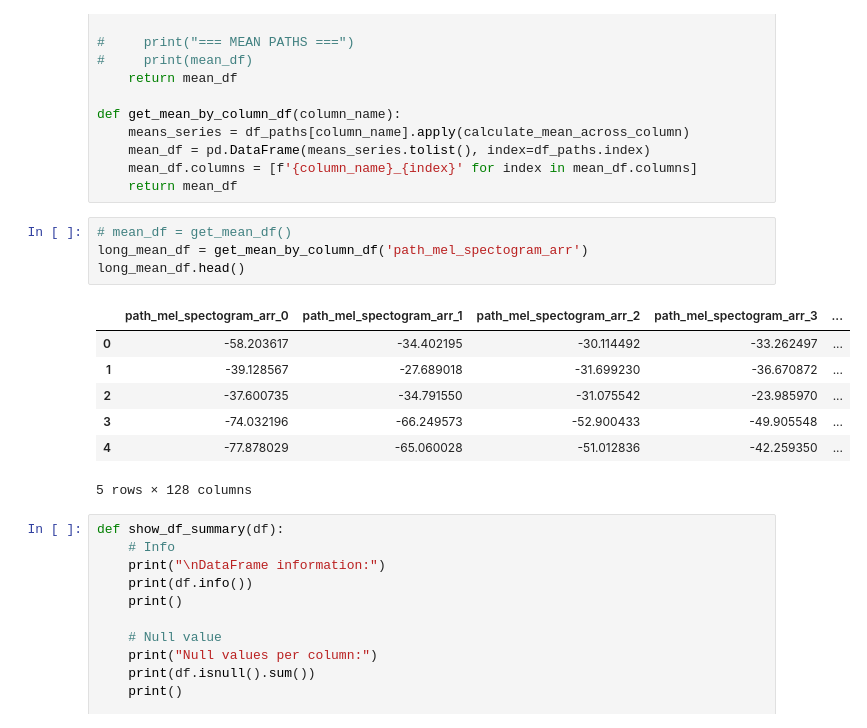
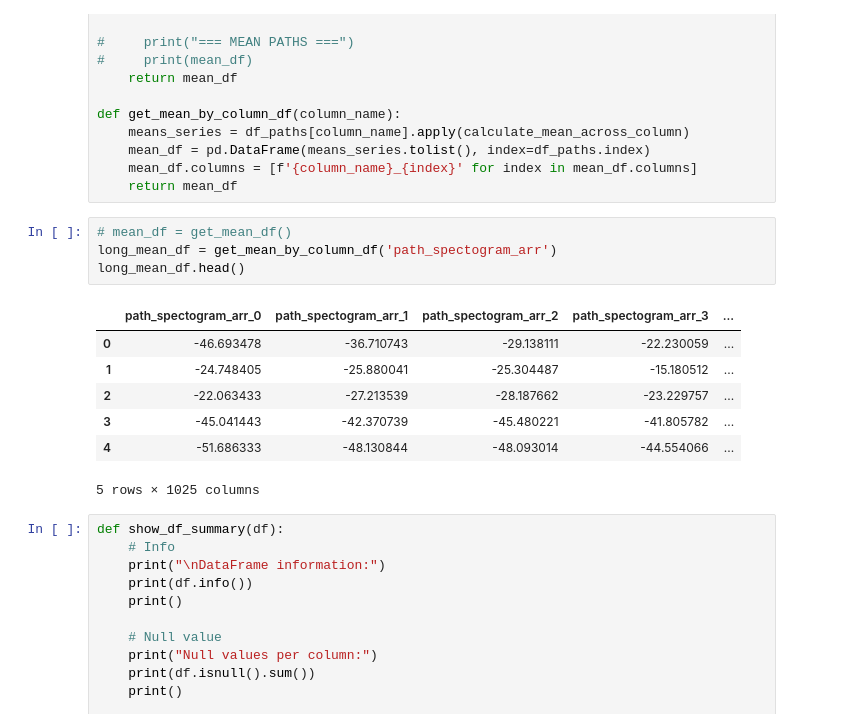
Before and after one commit to C7A7A/audio_clustering_autoencoder, a Jupyter notebook: notebooks/cluster_music.ipynb, the cells around one changed output. Drawn from its saved outputs; the diff is of its cells as text.

```diff
--- a/notebooks/cluster_music.ipynb
+++ b/notebooks/cluster_music.ipynb
@@ -115,16 +115,16 @@ def get_mean_by_column_df(column_name):
     return mean_df
 # %%
 # mean_df = get_mean_df()
-long_mean_df = get_mean_by_column_df('path_mel_spectogram_arr')
+long_mean_df = get_mean_by_column_df('path_spectogram_arr')
 long_mean_df.head()
 # %% [output]
-|  | path_mel_spectogram_arr_0 | path_mel_spectogram_arr_1 | path_mel_spectogram_arr_2 | path_mel_spectogram_arr_3 | ... |
-| 0 | -58.203617 | -34.402195 | -30.114492 | -33.262497 | ... |
-| 1 | -39.128567 | -27.689018 | -31.699230 | -36.670872 | ... |
-| 2 | -37.600735 | -34.791550 | -31.075542 | -23.985970 | ... |
-| 3 | -74.032196 | -66.249573 | -52.900433 | -49.905548 | ... |
-| 4 | -77.878029 | -65.060028 | -51.012836 | -42.259350 | ... |
+|  | path_spectogram_arr_0 | path_spectogram_arr_1 | path_spectogram_arr_2 | path_spectogram_arr_3 | ... |
+| 0 | -46.693478 | -36.710743 | -29.138111 | -22.230059 | ... |
+| 1 | -24.748405 | -25.880041 | -25.304487 | -15.180512 | ... |
+| 2 | -22.063433 | -27.213539 | -28.187662 | -23.229757 | ... |
+| 3 | -45.041443 | -42.370739 | -45.480221 | -41.805782 | ... |
+| 4 | -51.686333 | -48.130844 | -48.093014 | -44.554066 | ... |
-5 rows × 128 columns
+5 rows × 1025 columns
 # %%
 def show_df_summary(df):
     # Info
```
Also changed, not shown: parts of 27 cells of this notebook.
